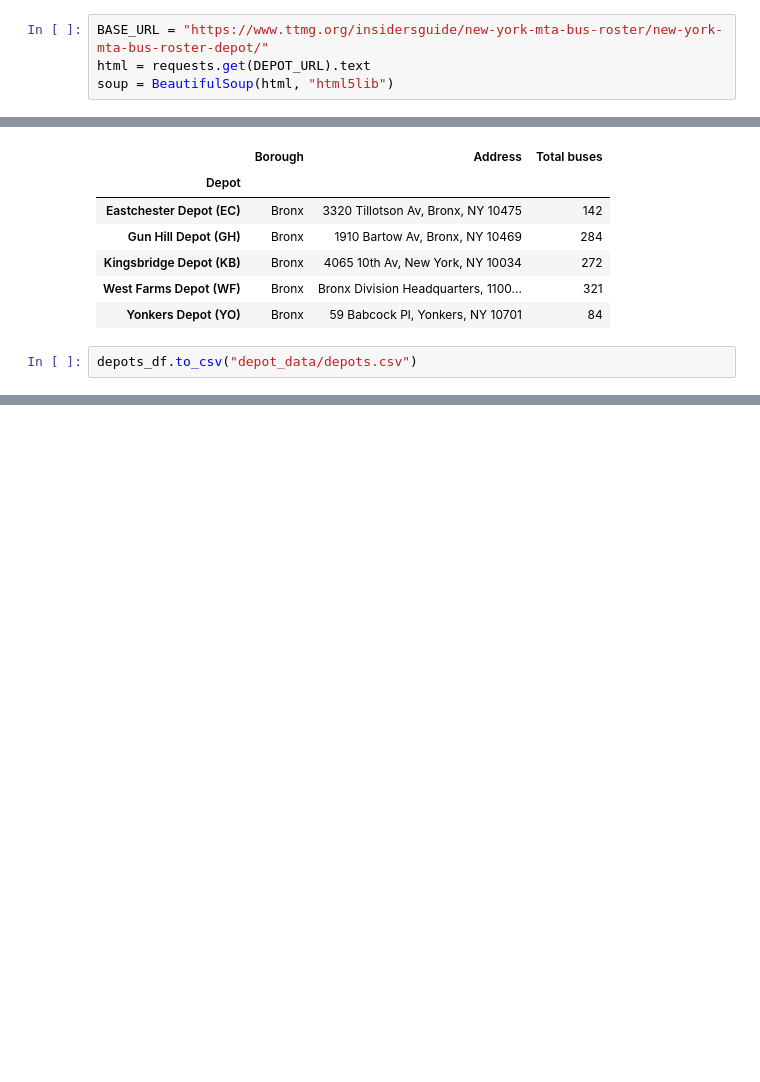
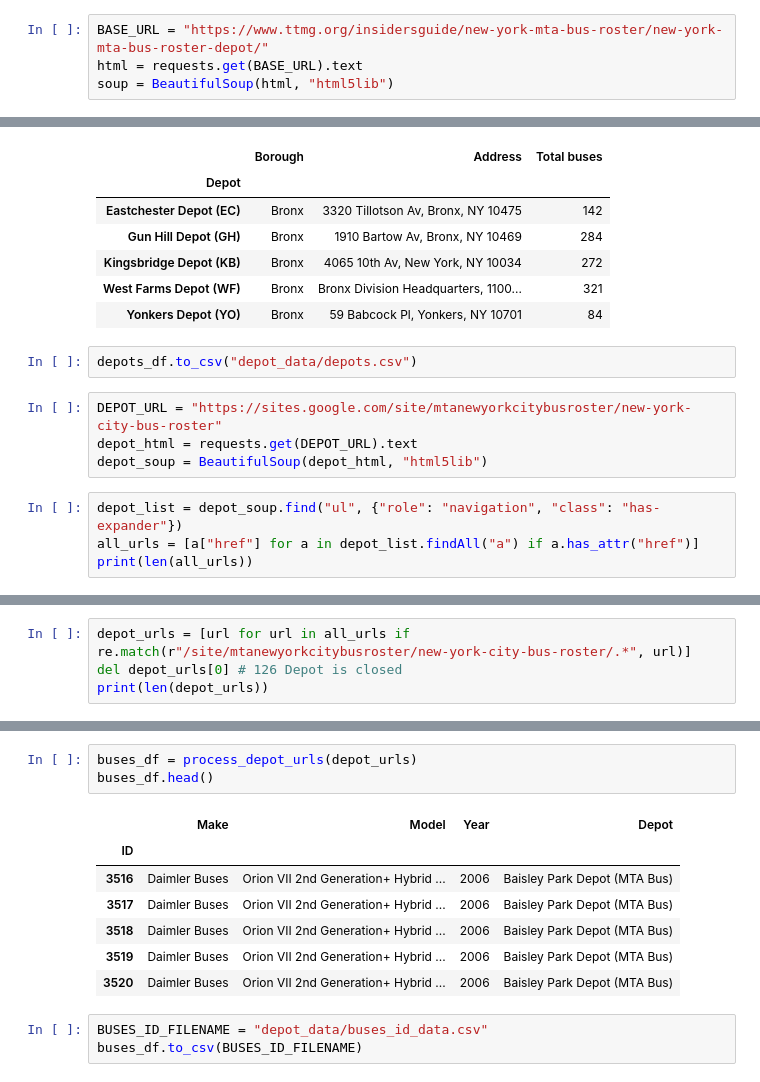
Before and after one commit to luizvalle/electricBusNewYork, a Jupyter notebook: src/Bus Depot Data Collection.ipynb, the cells around one changed output, grey strips where cells are left out. Saved outputs shown, nothing was run; the diff lists cells and outputs as text; blank space fills up the shorter version.

Commit message:
Gathered bus id, make, model, and depot data from website

```diff
--- a/src/Bus Depot Data Collection.ipynb
+++ b/src/Bus Depot Data Collection.ipynb
@@ -5,6 +6,6 @@ from bs4 import BeautifulSoup
 # %%
 BASE_URL = "https://www.ttmg.org/insidersguide/new-york-mta-bus-roster/new-york-mta-bus-roster-depot/"
-html = requests.get(DEPOT_URL).text
+html = requests.get(BASE_URL).text
 soup = BeautifulSoup(html, "html5lib")
 # %%
 divisions = list()
@@ -44,3 +45,11 @@ depots_df.head()
 | Yonkers Depot (YO) | Bronx | 59 Babcock Pl, Yonkers, NY 10701 | 84 |
 # %%
 depots_df.to_csv("depot_data/depots.csv")
+# %%
+DEPOT_URL = "https://sites.google.com/site/mtanewyorkcitybusroster/new-york-city-bus-roster"
+depot_html = requests.get(DEPOT_URL).text
+depot_soup = BeautifulSoup(depot_html, "html5lib")
+# %%
+depot_list = depot_soup.find("ul", {"role": "navigation", "class": "has-expander"})
+all_urls = [a["href"] for a in depot_list.findAll("a") if a.has_attr("href")]
+print(len(all_urls))
@@ -46,0 +58,4 @@ depots_df.to_csv("depot_data/depots.csv")
+# %%
+depot_urls = [url for url in all_urls if re.match(r"/site/mtanewyorkcitybusroster/new-york-city-bus-roster/.*", url)]
+del depot_urls[0] # 126 Depot is closed
+print(len(depot_urls))
@@ -46,0 +149,14 @@ depots_df.to_csv("depot_data/depots.csv")
+# %%
+buses_df = process_depot_urls(depot_urls)
+buses_df.head()
+# %% [output]
+|  | Make | Model | Year | Depot |
+| ID |  |  |  |  |
+| 3516 | Daimler Buses | Orion VII 2nd Generation+ Hybrid ... | 2006 | Baisley Park Depot (MTA Bus) |
+| 3517 | Daimler Buses | Orion VII 2nd Generation+ Hybrid ... | 2006 | Baisley Park Depot (MTA Bus) |
+| 3518 | Daimler Buses | Orion VII 2nd Generation+ Hybrid ... | 2006 | Baisley Park Depot (MTA Bus) |
+| 3519 | Daimler Buses | Orion VII 2nd Generation+ Hybrid ... | 2006 | Baisley Park Depot (MTA Bus) |
+| 3520 | Daimler Buses | Orion VII 2nd Generation+ Hybrid ... | 2006 | Baisley Park Depot (MTA Bus) |
+# %%
+BUSES_ID_FILENAME = "depot_data/buses_id_data.csv"
+buses_df.to_csv(BUSES_ID_FILENAME)
```
Also changed, not shown: parts of 5 cells of this notebook, 1 other file.
